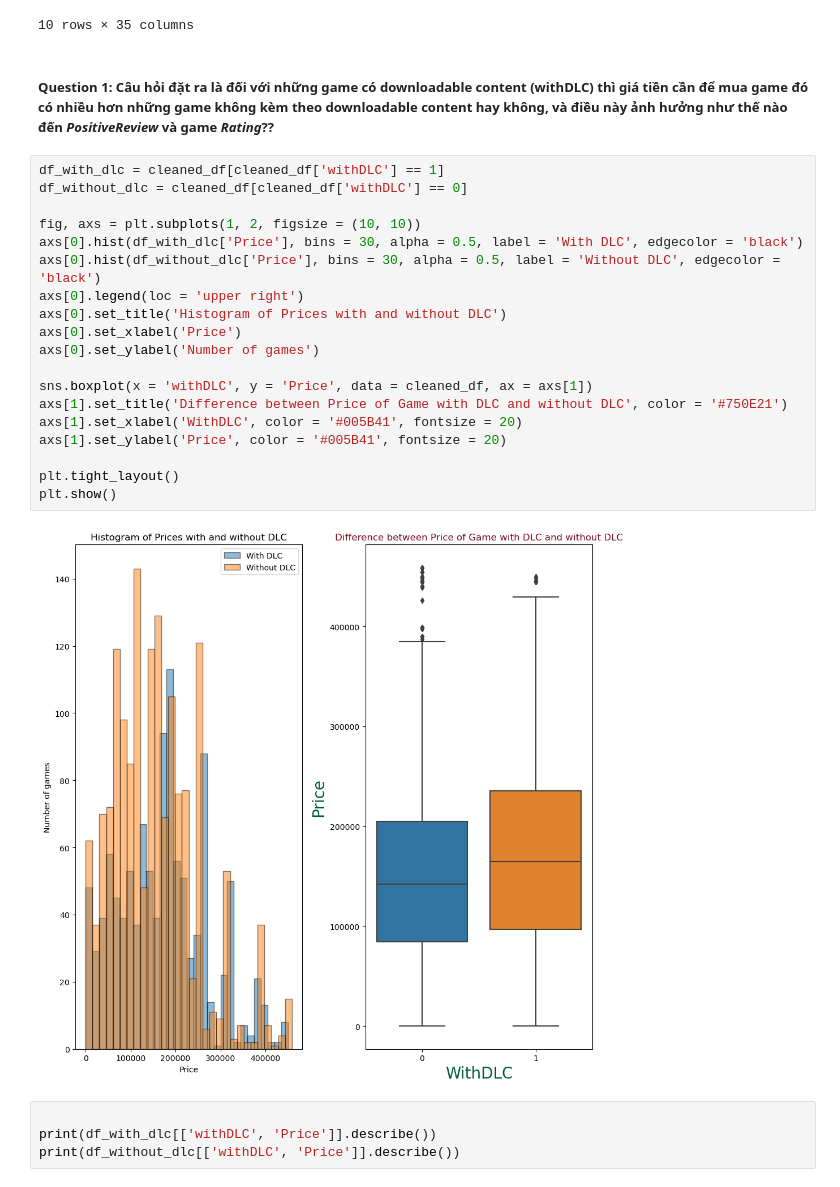
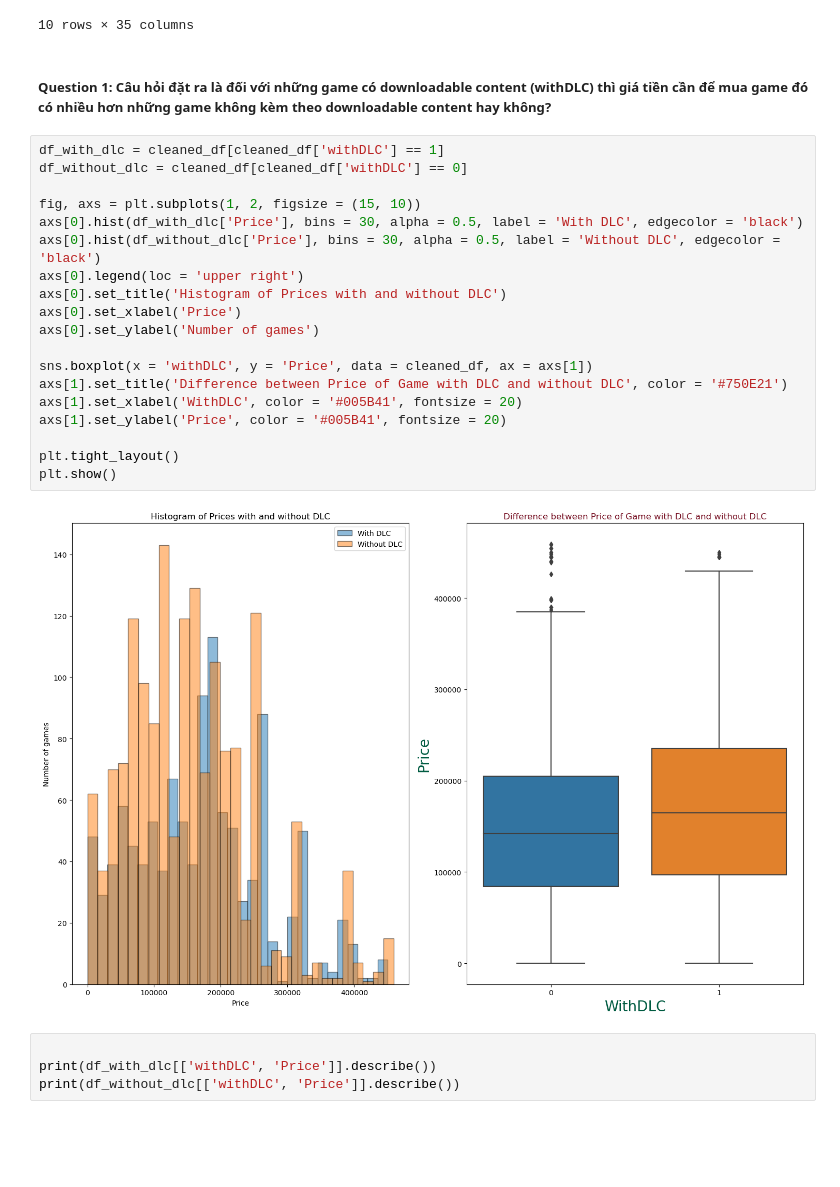
Before and after one commit to cheesepp/steam_game_ratings, a Jupyter notebook: EDA.ipynb, the cells around one changed output. Cells and saved outputs as stored; diff of their text form; blank space fills up the shorter version.

```diff
--- a/EDA.ipynb
+++ b/EDA.ipynb
@@ -20,28 +20,28 @@ cleaned_df.head(10)
 | 9 | Dialtown: Phone Dating Sim | 1 | 1 | 464 | 375 | 1316 | 1324 | 8 | ... |
 10 rows × 35 columns
 # %% [markdown]
-##### Question 1: Câu hỏi đặt ra là đối với những game có downloadable content (withDLC) thì giá tiền cần để mua game đó có nhiều hơn những game không kèm theo downloadable content hay không, và điều này ảnh hưởng như thế nào đến *PositiveReview* và game *Rating*??
+##### Question 1: Câu hỏi đặt ra là đối với những game có downloadable content (withDLC) thì giá tiền cần để mua game đó có nhiều hơn những game không kèm theo downloadable content hay không?
 # %%
 df_with_dlc = cleaned_df[cleaned_df['withDLC'] == 1]
 df_without_dlc = cleaned_df[cleaned_df['withDLC'] == 0]
 
-fig, axs = plt.subplots(1, 2, figsize = (10, 10))
+fig, axs = plt.subplots(1, 2, figsize = (15, 10))
 axs[0].hist(df_with_dlc['Price'], bins = 30, alpha = 0.5, label = 'With DLC', edgecolor = 'black')
 axs[0].hist(df_without_dlc['Price'], bins = 30, alpha = 0.5, label = 'Without DLC', edgecolor = 'black')
 axs[0].legend(loc = 'upper right')
 axs[0].set_title('Histogram of Prices with and without DLC')
 axs[0].set_xlabel('Price')
 axs[0].set_ylabel('Number of games')
 
 sns.boxplot(x = 'withDLC', y = 'Price', data = cleaned_df, ax = axs[1])
 axs[1].set_title('Difference between Price of Game with DLC and without DLC', color = '#750E21')
 axs[1].set_xlabel('WithDLC', color = '#005B41', fontsize = 20)
 axs[1].set_ylabel('Price', color = '#005B41', fontsize = 20)
 
 plt.tight_layout()
 plt.show()
 # %% [output]
-[figure, old version]
+[figure, new version]
 # %%
 
 print(df_with_dlc[['withDLC', 'Price']].describe())
```
Also changed, not shown: parts of 1 cell of this notebook, 1 other file.
